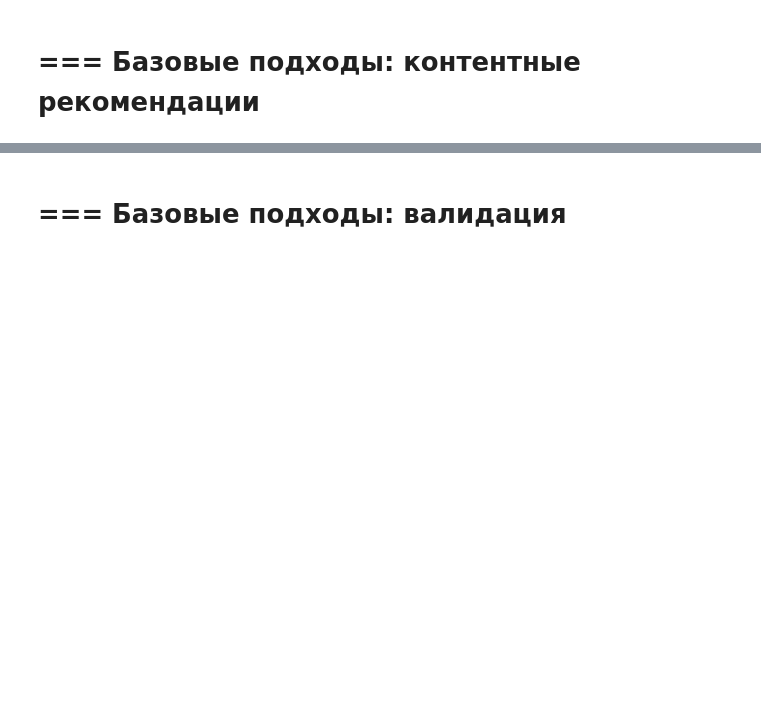
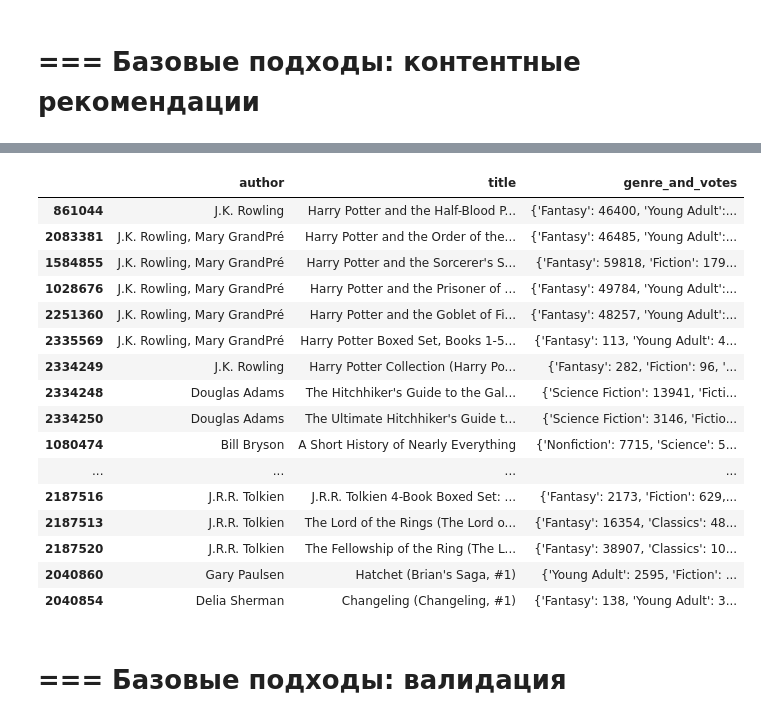
Before and after one commit to TLMCH/mle-recsys-start, a Jupyter notebook: main_offline.ipynb, the cells around one changed output, grey strips where cells are left out. Cells and saved outputs as stored; diff of their text form; code cells hidden in the pictures; blank space fills up the shorter version.

```diff
--- a/main_offline.ipynb
+++ b/main_offline.ipynb
@@ -462,0 +557,10 @@ Name: title, dtype: object
+# %%
+items = items.sort_values(by="item_id_enc")
+all_items_genres_csr = get_item2genre_matrix(genres, items)
+# %%
+user_id = 1000010
+user_events = events_train.query("user_id == @user_id")[["item_id", "rating"]]
+user_items = items[items["item_id"].isin(user_events["item_id"])]
+
+user_items_genres_csr = get_item2genre_matrix(get_genres(user_items), user_items)
+user_items_genres_csr
@@ -462,0 +570,10 @@ Name: title, dtype: object
+# %%
+# вычислим склонность пользователя к жанрам как среднее взвешенное значение популяции на его оценки книг.
+
+# преобразуем пользовательские оценки из списка в вектор-столбец
+user_ratings = user_events["rating"].to_numpy() / 5
+user_ratings = np.expand_dims(user_ratings, axis=1)
+
+user_items_genres_weighted = user_items_genres_csr.multiply(user_ratings)
+
+user_genres_scores = np.asarray(user_items_genres_weighted.mean(axis=0))
@@ -463,2 +596,37 @@ Name: title, dtype: object
+# %%
+from sklearn.metrics.pairwise import cosine_similarity
+
+# вычисляем сходство между вектором пользователя и векторами по книгам
+similarity_scores = cosine_similarity(user_items_genres_csr, user_genres_scores)
+
+# преобразуем в одномерный массив
+similarity_scores = similarity_scores.flatten()
+
+# получаем индексы top-k (по убыванию значений), по сути, индексы книг (encoded)
+k = 5
+top_k_indices = np.argsort(similarity_scores)
+# %%
+selected_items = items[items["item_id_enc"].isin(top_k_indices)]
+
+with pd.option_context("max_colwidth", 100):
+   display(selected_items[["author", "title", "genre_and_votes"]])
+# %% [output]
+|  | author | title | genre_and_votes |
+| 861044 | J.K. Rowling | Harry Potter and the Half-Blood P... | {'Fantasy': 46400, 'Young Adult':... |
+| 2083381 | J.K. Rowling, Mary GrandPré | Harry Potter and the Order of the... | {'Fantasy': 46485, 'Young Adult':... |
+| 1584855 | J.K. Rowling, Mary GrandPré | Harry Potter and the Sorcerer's S... | {'Fantasy': 59818, 'Fiction': 179... |
+| 1028676 | J.K. Rowling, Mary GrandPré | Harry Potter and the Prisoner of ... | {'Fantasy': 49784, 'Young Adult':... |
+| 2251360 | J.K. Rowling, Mary GrandPré | Harry Potter and the Goblet of Fi... | {'Fantasy': 48257, 'Young Adult':... |
+| 2335569 | J.K. Rowling, Mary GrandPré | Harry Potter Boxed Set, Books 1-5... | {'Fantasy': 113, 'Young Adult': 4... |
+| 2334249 | J.K. Rowling | Harry Potter Collection (Harry Po... | {'Fantasy': 282, 'Fiction': 96, '... |
+| 2334248 | Douglas Adams | The Hitchhiker's Guide to the Gal... | {'Science Fiction': 13941, 'Ficti... |
+| 2334250 | Douglas Adams | The Ultimate Hitchhiker's Guide t... | {'Science Fiction': 3146, 'Fictio... |
+| 1080474 | Bill Bryson | A Short History of Nearly Everything | {'Nonfiction': 7715, 'Science': 5... |
+| ... | ... | ... | ... |
+| 2187516 | J.R.R. Tolkien | J.R.R. Tolkien 4-Book Boxed Set: ... | {'Fantasy': 2173, 'Fiction': 629,... |
+| 2187513 | J.R.R. Tolkien | The Lord of the Rings (The Lord o... | {'Fantasy': 16354, 'Classics': 48... |
+| 2187520 | J.R.R. Tolkien | The Fellowship of the Ring (The L... | {'Fantasy': 38907, 'Classics': 10... |
+| 2040860 | Gary Paulsen | Hatchet (Brian's Saga, #1) | {'Young Adult': 2595, 'Fiction': ... |
+| 2040854 | Delia Sherman | Changeling (Changeling, #1) | {'Fantasy': 138, 'Young Adult': 3... |
 # %% [markdown]
 # === Базовые подходы: валидация
```
Also changed, not shown: parts of 15 cells of this notebook.
